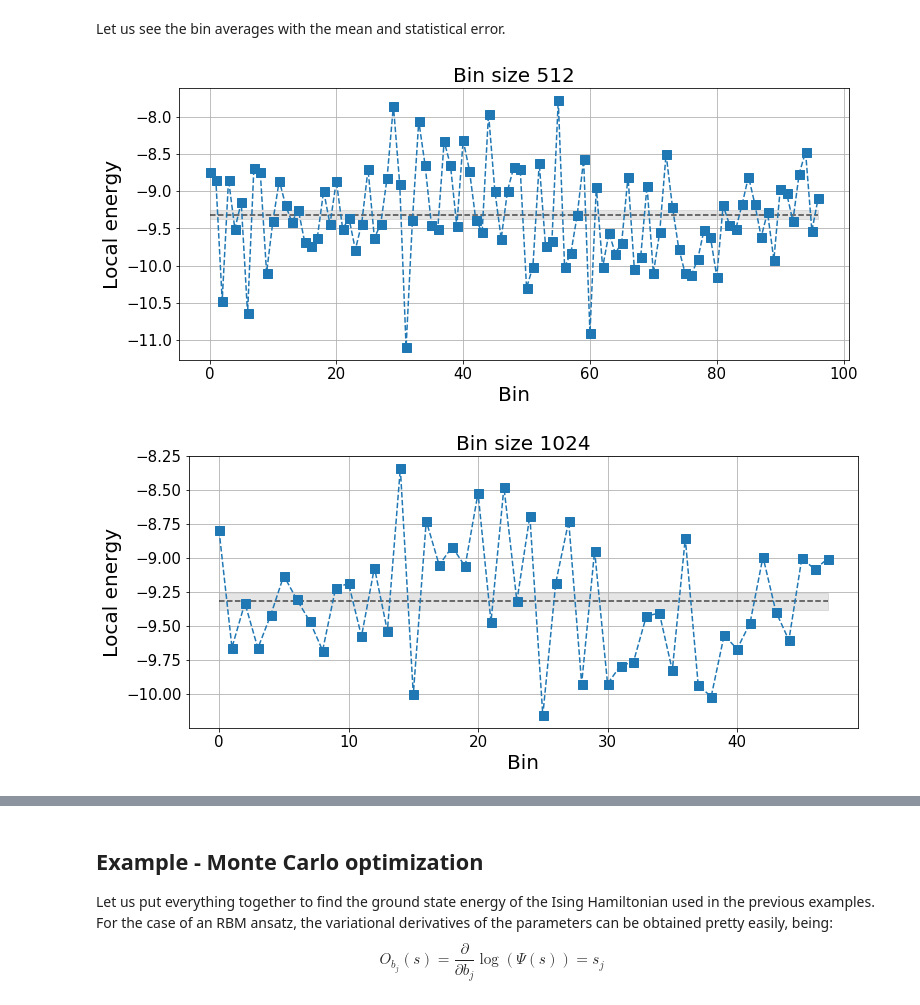
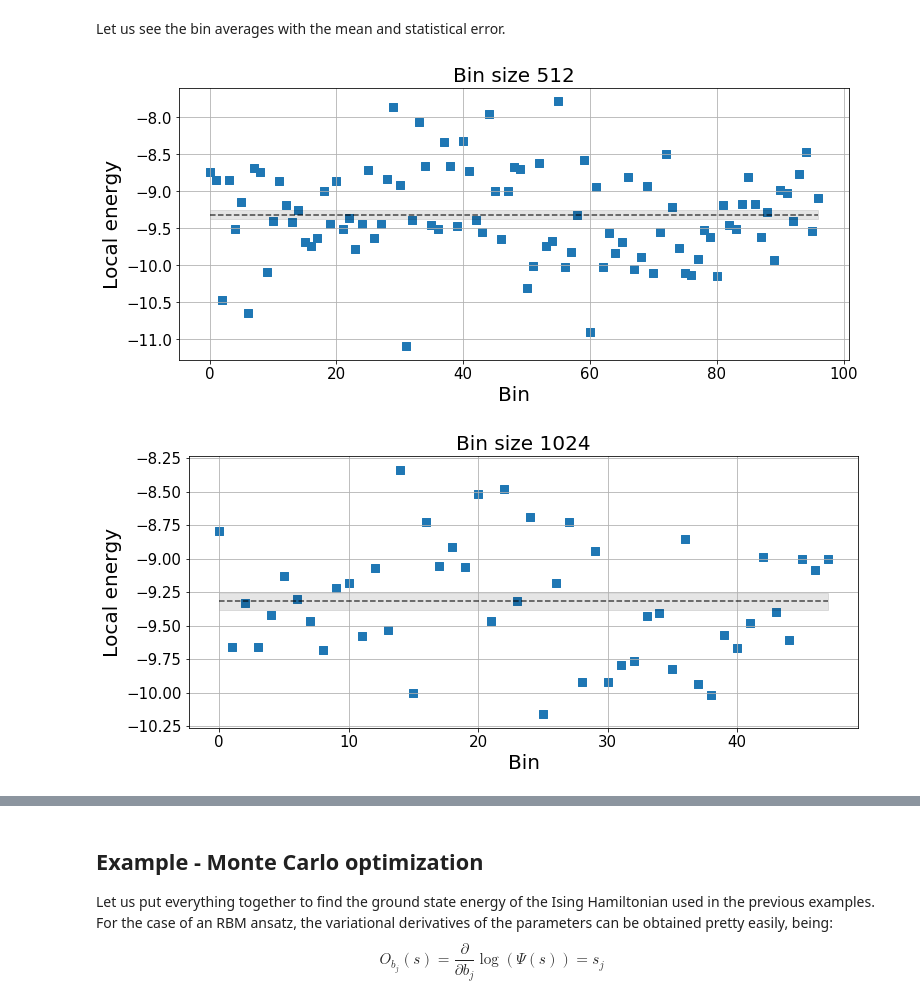
Before and after one commit to ScorpXOY/blog, a Jupyter notebook: _notebooks/2021-03-24-VMC-intro.ipynb, the cells around one changed output, grey strips where cells are left out. Saved outputs shown, nothing was run; the diff lists cells and outputs as text; code cells hidden in the pictures.

```diff
--- a/_notebooks/2021-03-24-VMC-intro.ipynb
+++ b/_notebooks/2021-03-24-VMC-intro.ipynb
@@ -119,9 +119,9 @@ class RBM:
 Let us define the physical system by choosing the number of spins, the coefficients of the Hamiltonian and the parameters of our wave function. For now, provided that we need a starting point for our trial wave function, we simply take a set of random parameters for our RBM ansatz.
 # %%
 np.random.seed(7)
-N = 10         # Number of spins
+n = 10         # Number of spins
 J, B = -2, -1  # Hamiltonian
-n_visible, n_hidden = N, 2*N    # RBM size: twice as many hidden neurons
+n_visible, n_hidden = n, 2*n    # RBM size: twice as many hidden neurons
 psi = RBM(n_visible, n_hidden)  # Randomly initialize our anstaz
 # %% [markdown]
 With this, we define some functions to make our code more readable.
@@ -147,12 +147,12 @@ And now we are ready to do the Monte Carlo integration. When dealing with spins,
 # %%
 n_samples = 50000
 n_flips = 1
-state = np.random.randint(0, 2, N) # initial random state
+state = np.random.randint(0, 2, n) # initial random state
 states, energies = [], []
 
 for k in tqdm(range(n_samples)):
     # Sample new state
-    spin_idx = np.random.randint(0, psi.n_visible, n_flips)
+    spin_idx = np.random.randint(0, n, n_flips)
     new_state = flip(state, spin_idx)
 
     if np.random.random() <= np.abs(psi.p_ratio(state, new_state))**2:
@@ -198,9 +198,8 @@ def bin_averages(x, bs):
     return np.array(bin_avg)
 # %%
 ks = [2**k for k in range(12)]
-errors = []
-means = []
-bin_avgs = []
+errors, means, bin_avgs = [], [], []
+
 for k in ks:
     bin_avg = bin_averages(energies, k)
     error = np.sqrt(np.var(bin_avg)/len(bin_avg))
@@ -235,31 +234,31 @@ Let us see the bin averages with the mean and statistical error.
 # %%
 #collapse-hide
 k_idx = -3 # Choose the bin size
 bins = np.arange(len(bin_avgs[k_idx]))
 plt.figure(figsize=(12, 5))
-plt.plot(bins, bin_avgs[k_idx], 's--', ms=9)
+plt.scatter(bins, bin_avgs[k_idx], s=50, marker='s')
 plt.hlines(means[k_idx], bins[0], bins[-1], linestyles='--', alpha=0.7)
 plt.fill_between(bins, means[k_idx]-errors[k_idx], means[k_idx]+errors[k_idx], color='k', alpha=0.1)
 plt.grid()
 plt.tick_params(labelsize=15)
 plt.title(f"Bin size {ks[k_idx]}", fontsize=20)
 plt.ylabel("Local energy", fontsize=20)
 plt.xlabel("Bin", fontsize=20);
 
 k_idx = -2 # Choose the bin size
 bins = np.arange(len(bin_avgs[k_idx]))
 plt.figure(figsize=(12, 5))
-plt.plot(bins, bin_avgs[k_idx], 's--', ms=9)
+plt.scatter(bins, bin_avgs[k_idx], s=50, marker='s')
 plt.hlines(means[k_idx], bins[0], bins[-1], linestyles='--', alpha=0.7)
 plt.fill_between(bins, means[k_idx]-errors[k_idx], means[k_idx]+errors[k_idx], color='k', alpha=0.1)
 plt.grid()
 plt.tick_params(labelsize=15)
 plt.title(f"Bin size {ks[k_idx]}", fontsize=20)
 plt.ylabel("Local energy", fontsize=20)
 plt.xlabel("Bin", fontsize=20);
 # %% [output]
-[figure, old version]
+[figure, new version]
-[figure, old version]
+[figure, new version]
 # %% [markdown]
 ## Monte Carlo optimization
 
```
Also changed, not shown: parts of 6 cells of this notebook, 1 other file.
